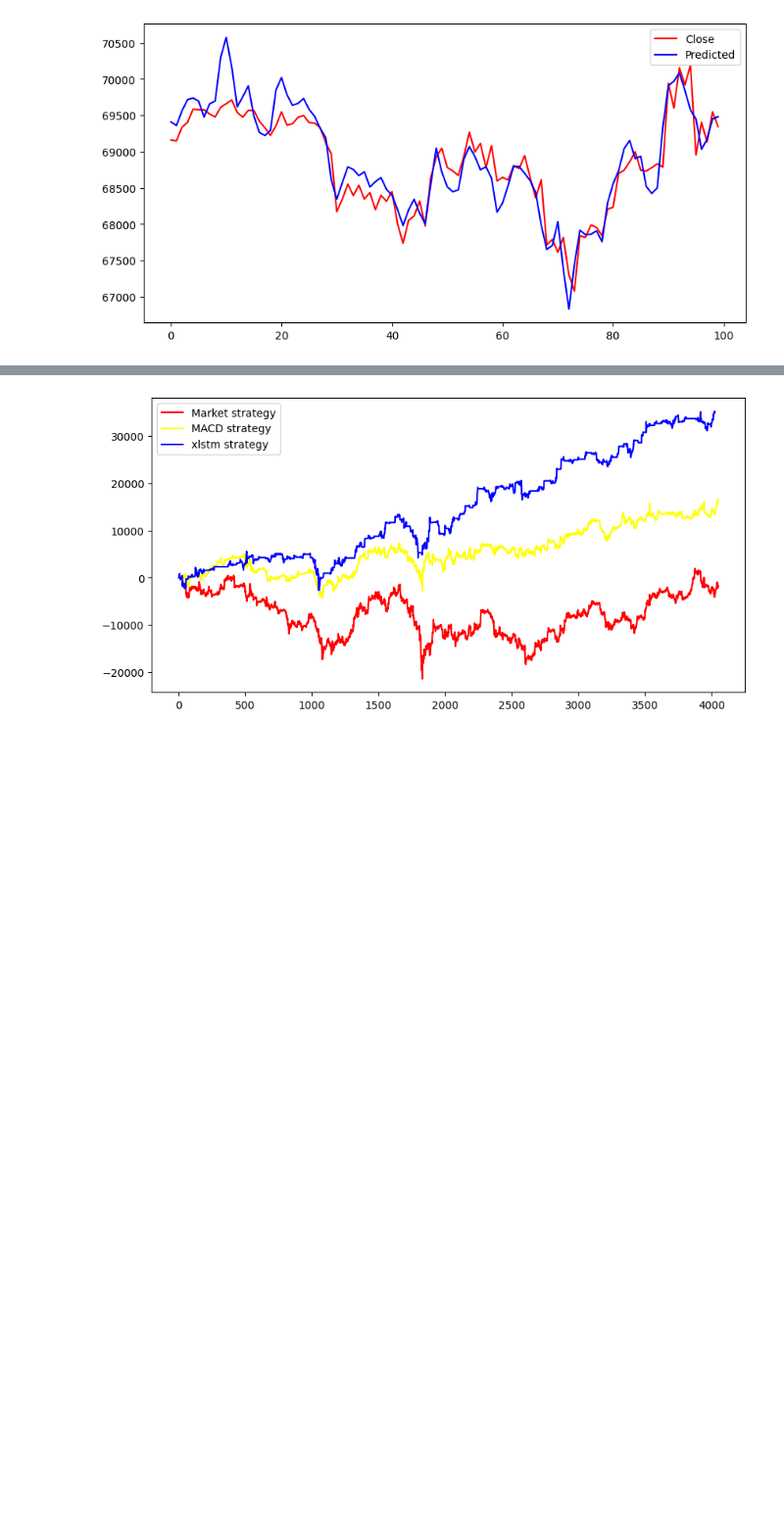
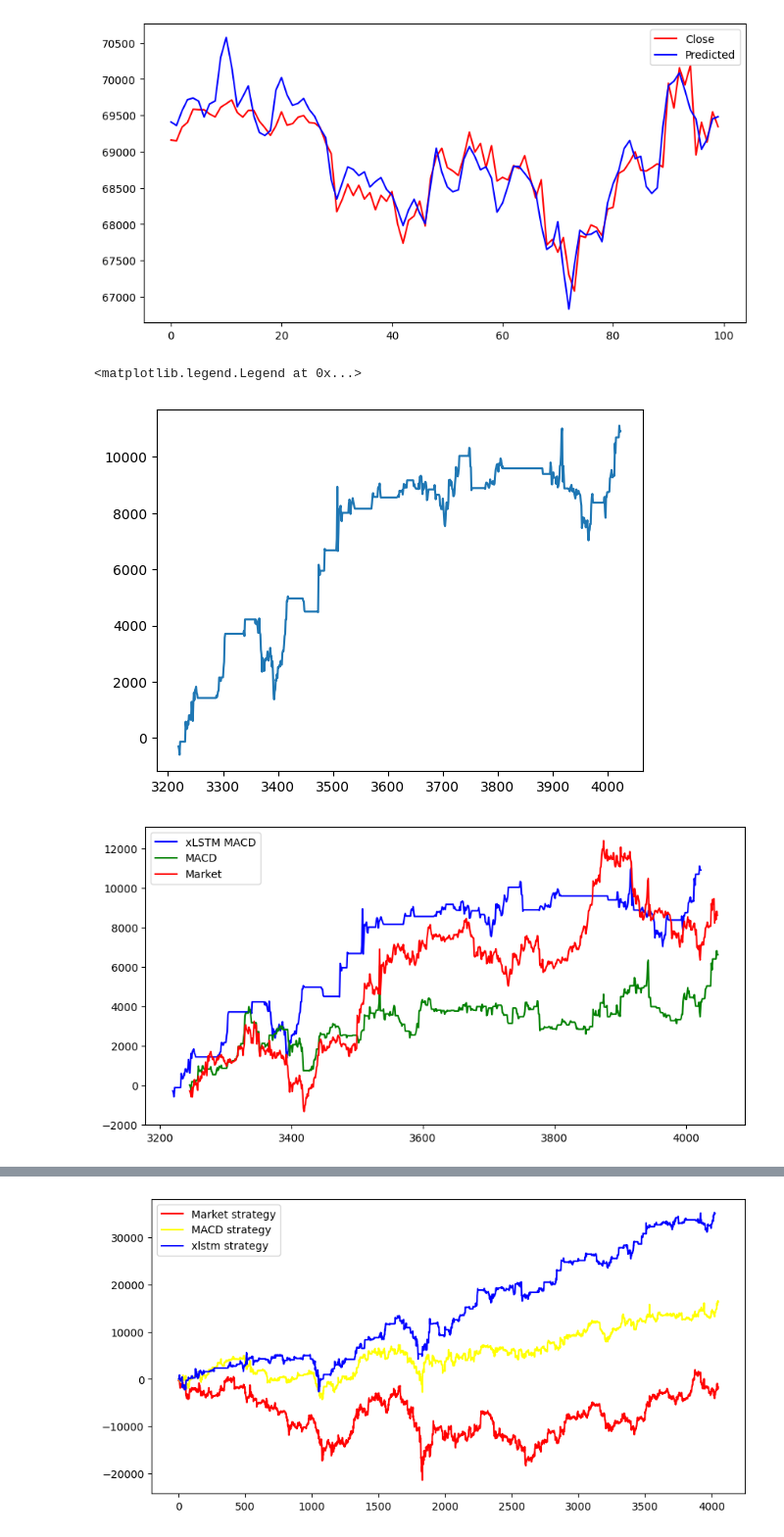
Before and after one commit to ArvinEsfandiari/RevIN-MACD-CNNxLSTM, a Jupyter notebook: src/strategy/macd_strategy.ipynb, the cells around one changed output, grey strips where cells are left out. Shown: that part at 98% size. Saved outputs shown, nothing was run; the diff lists cells and outputs as text; code cells hidden in the pictures; blank space fills up the shorter version.

```diff
--- a/src/strategy/macd_strategy.ipynb
+++ b/src/strategy/macd_strategy.ipynb
@@ -270,3 +275,15 @@ for i in range(len(trade_df_new)):
         trade_df_new.loc[buy_index:i-1, 'xlstm_strategy_returns'] = trade_df_new.loc[buy_index:i-1, 'tomorrows_returns']
 # %%
 trade_df_new.loc[:, 'cumulative_xlstm_return'] = trade_df_new['xlstm_strategy_returns'].cumsum()
+# %%
+plt.plot(trade_df_new['xlstm_strategy_returns'][-805:].cumsum())
+
+fig, ax = plt.subplots(1,1, figsize=(10,5))
+ax.plot(trade_df_new['xlstm_strategy_returns'][-805:].cumsum(), color='blue', label = "xLSTM MACD")
+ax.plot(trade_df['strategy_returns'][-805:].cumsum(), color='green', label='MACD')
+ax.plot(trade_df['tomorrows_returns'][-805:].cumsum(), color='red', label = 'Market')
+plt.legend()
+# %% [output]
+<matplotlib.legend.Legend at 0x...>
+[figure, added]
+[figure, added]
```
Also changed, not shown: parts of 6 cells of this notebook, 4 other files.
